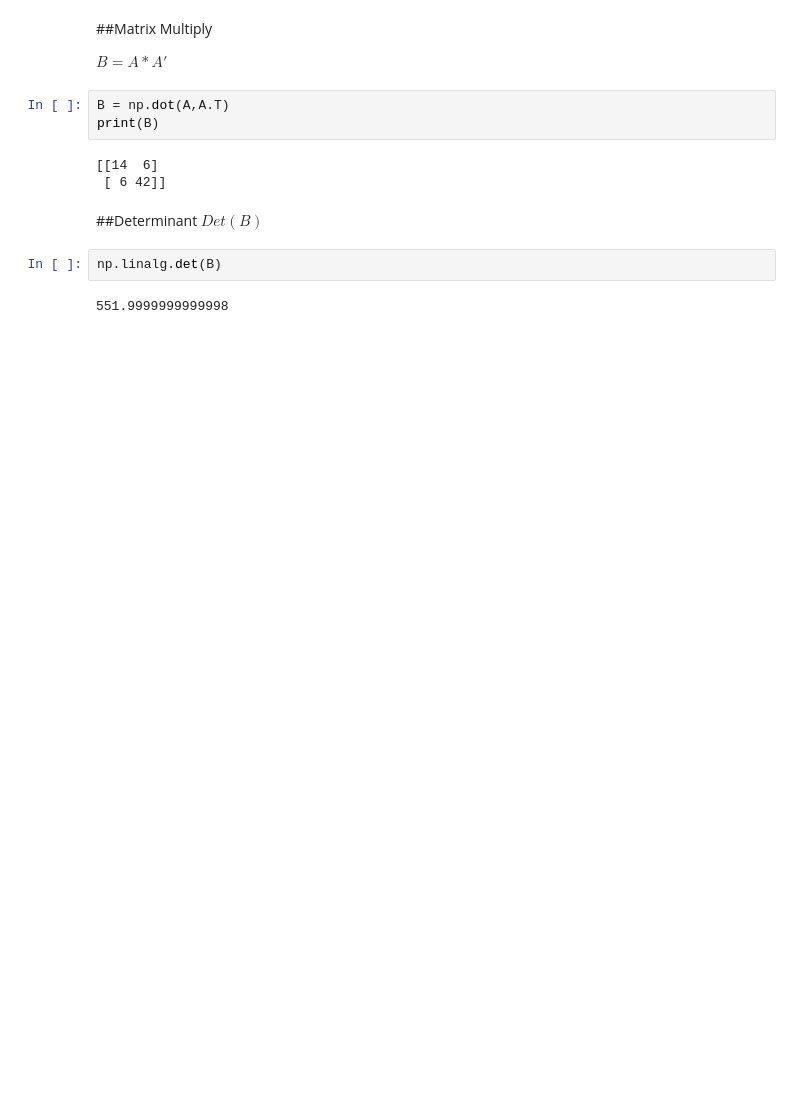
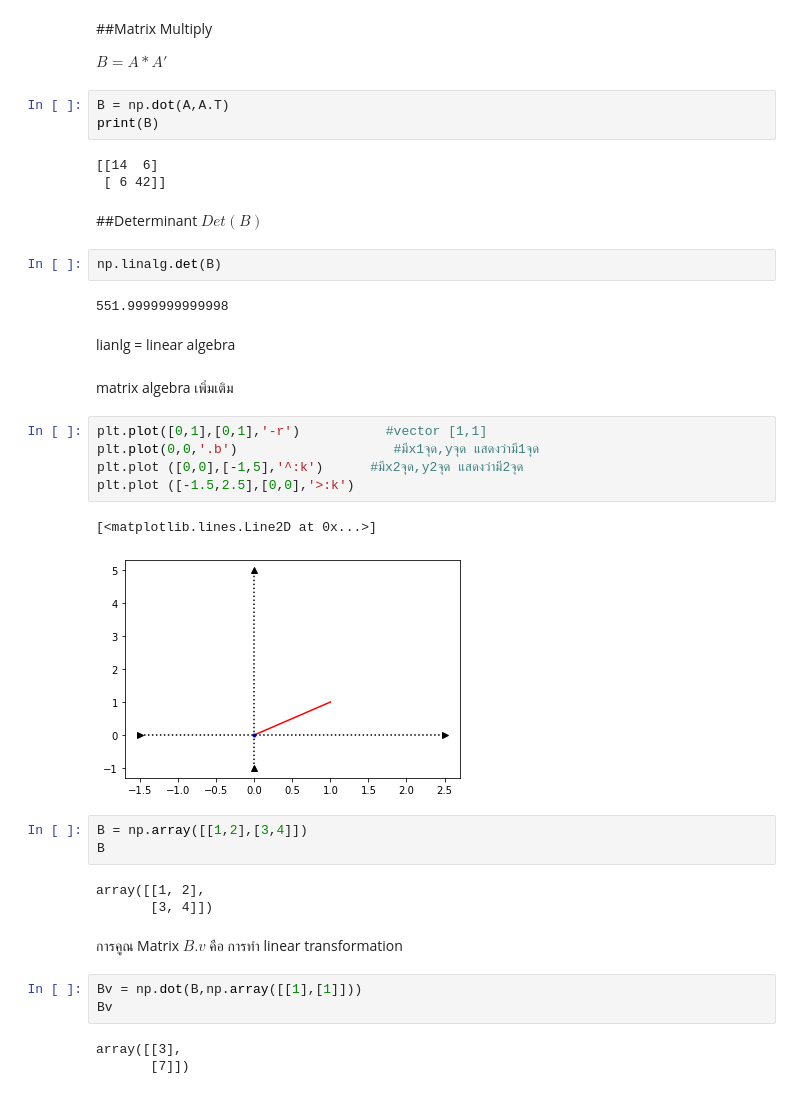
Before and after one commit to Wikanes-k/multivariate, a Jupyter notebook: MVA001.ipynb, the cells around one changed output. Drawn from its saved outputs; the diff is of its cells as text; blank space fills up the shorter version.

```diff
--- a/MVA001.ipynb
+++ b/MVA001.ipynb
@@ -103,3 +103,29 @@ $Det(B)$
 np.linalg.det(B)
 # %% [output]
 551.9999999999998
+# %% [markdown]
+lianlg = linear algebra
+# %% [markdown]
+matrix algebra เพิ่มเติม
+# %%
+plt.plot([0,1],[0,1],'-r')           #vector [1,1]
+plt.plot(0,0,'.b')                    #มีx1จุด,yจุด แสดงว่ามี1จุด
+plt.plot ([0,0],[-1,5],'^:k')      #มีx2จุด,y2จุด แสดงว่ามี2จุด
+plt.plot ([-1.5,2.5],[0,0],'>:k')
+# %% [output]
+[<matplotlib.lines.Line2D at 0x...>]
+[figure, added]
+# %%
+B = np.array([[1,2],[3,4]])
+B
+# %% [output]
+array([[1, 2],
+       [3, 4]])
+# %% [markdown]
+การคูณ Matrix $B.v$ คือ การทำ linear transformation
+# %%
+Bv = np.dot(B,np.array([[1],[1]]))
+Bv
+# %% [output]
+array([[3],
+       [7]])
```
Also changed, not shown: parts of 12 cells of this notebook.
